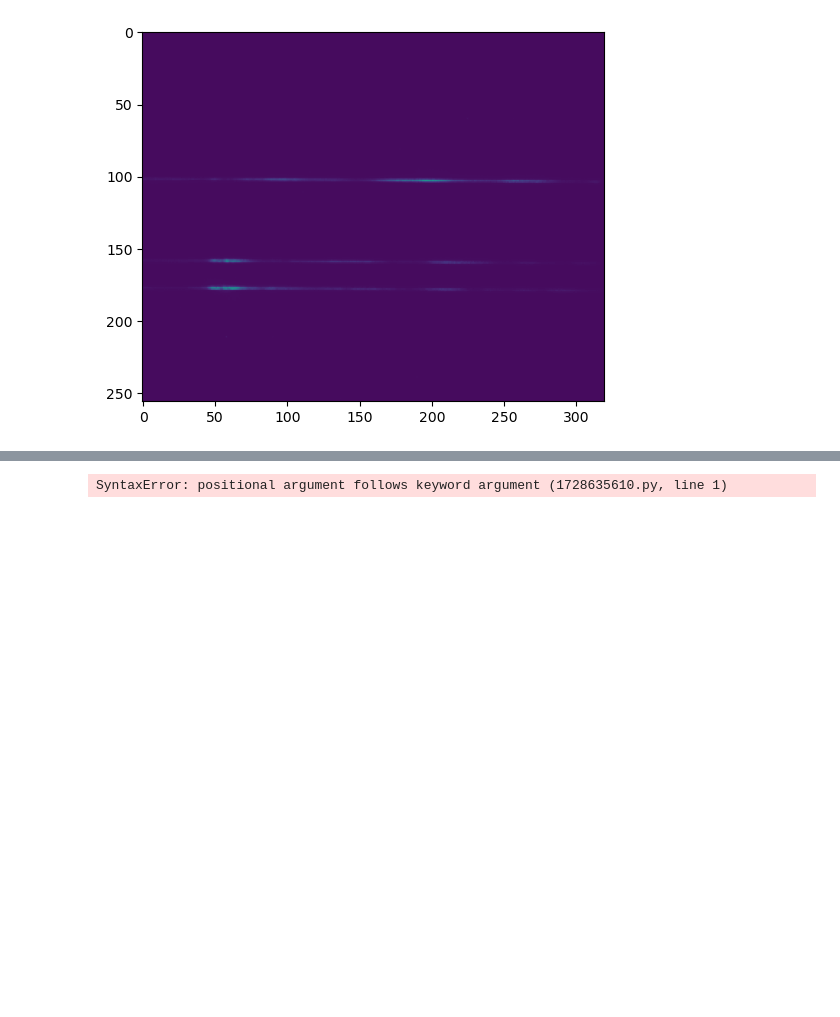
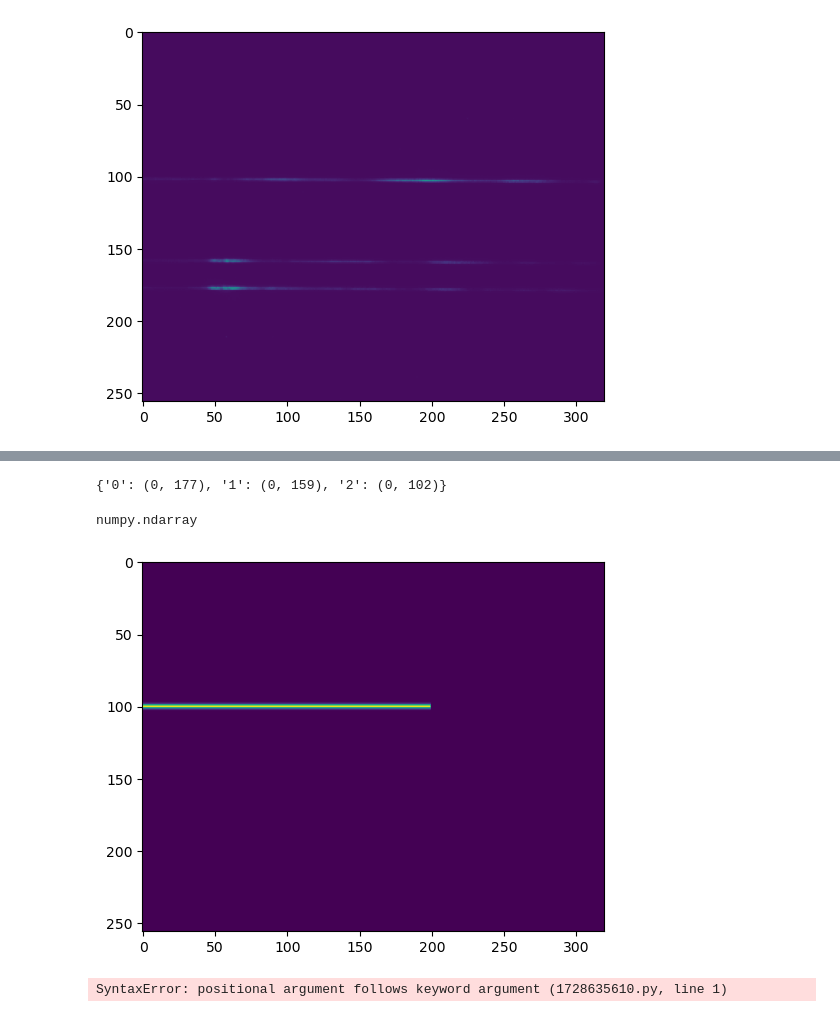
Before and after one commit to mwanakijiji/GLINT_reduction_v3, a Jupyter notebook: notebooks/scratch_extraction.ipynb, the cells around one changed output, grey strips where cells are left out. Saved outputs shown, nothing was run; the diff lists cells and outputs as text; code cells hidden in the pictures; blank space fills up the shorter version.

```diff
--- a/notebooks/scratch_extraction.ipynb
+++ b/notebooks/scratch_extraction.ipynb
@@ -103,8 +102,20 @@ rel_pos, eta_flux, wavel_soln_ports = basic_fcns.infostack(x_extent=np.shape(tes
+# %%
+abs_pos
+# %% [output]
+{'0': (0, 177), '1': (0, 159), '2': (0, 102)}
 # %%
-# generate a 2d frame of the spectrum profiles
+# generate a 2d frame of the spectrum extraction profiles
 
-## ## CONTINUE HERE: MAKE THIS MORE MODULAR
-spec_profiles_2d = simple_profile(array_shape = np.shape(test_data_slice), x_left=0, y_left, len_spec=200, sigma_pass=1)
+spec_profile_2d = basic_fcns.simple_profile(array_shape = np.shape(test_data_slice), x_left=0, y_left=100, len_spec=200, sigma_pass=1)
+# %%
+type(spec_profiles_2d)
+# %% [output]
+numpy.ndarray
+# %%
+plt.imshow(spec_profiles_2d)
+plt.show()
+# %% [output]
+[figure, added]
 # %%
 # extract the spectra and put them into dictionary
 
```
Also changed, not shown: parts of 2 cells of this notebook.
